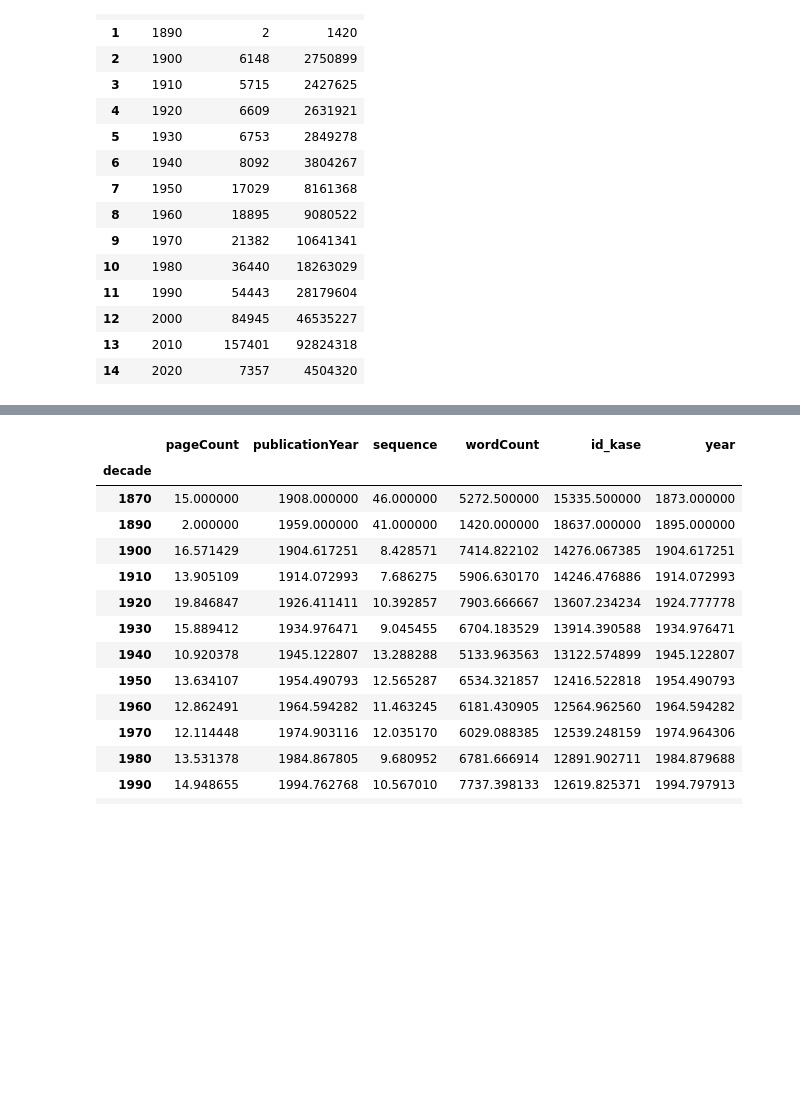
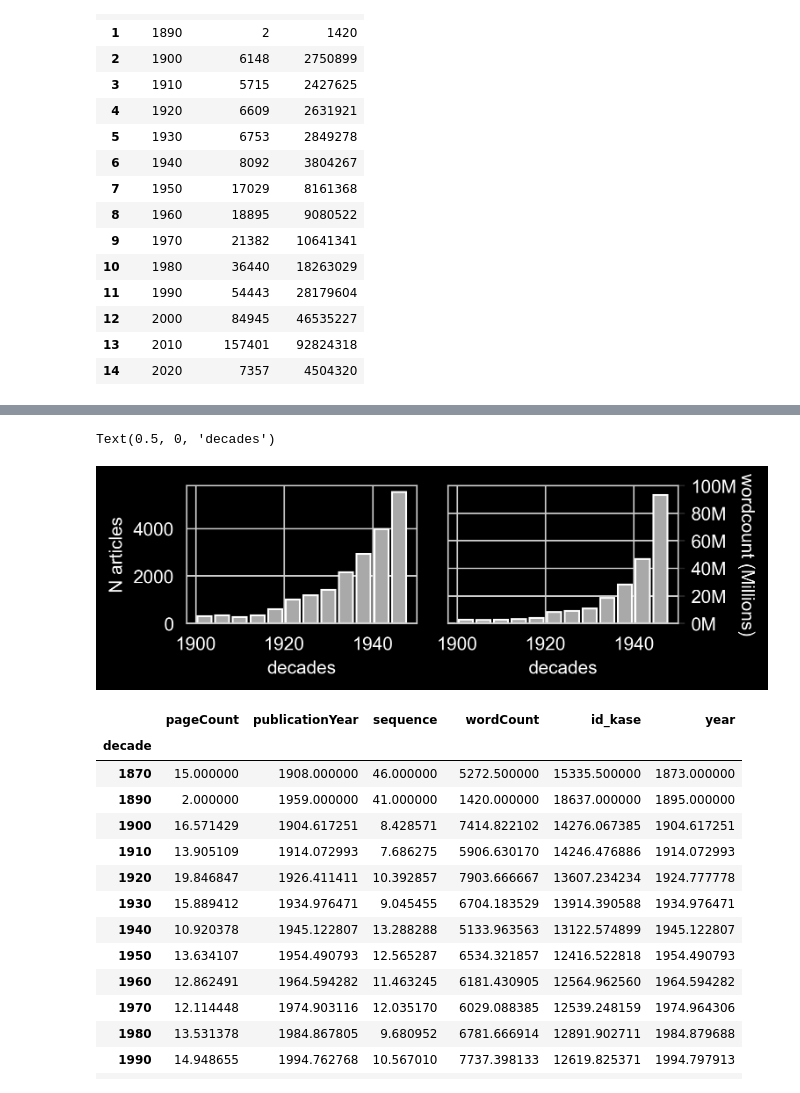
Before and after one commit to kasev/mops, a Jupyter notebook: scripts/2_jstor-metadata-explorations.ipynb, the cells around one changed output, grey strips where cells are left out. Drawn from its saved outputs; the diff is of its cells as text; code cells hidden in the pictures; blank space fills up the shorter version.

```diff
--- a/scripts/2_jstor-metadata-explorations.ipynb
+++ b/scripts/2_jstor-metadata-explorations.ipynb
@@ -346,0 +394,28 @@ Text(0.5, 0, 'decades')
+# %%
+fig, [ax1, ax2] = plt.subplots(1,2, figsize=(5.2,1.8), dpi=300, tight_layout=True)
+fig.patch.set_facecolor("black")
+ax1.set_facecolor("black")
+ax1.hist(metadata_df["decade"], bins=decades, rwidth=0.8, color="darkgrey")
+ax1.set_xlim(1895,2025)
+ax1.set_xticklabels([int(n) for n in ax.get_xticks()], color="white")
+ax1.set_yticklabels([int(n) for n in ax1.get_yticks()], color="white")
+ax1.set_ylabel("N articles", color="white")
+ax1.set_xlabel("decades", color="white")
+
+
+ax2.set_facecolor("black")
+ax2.bar([n+5 for n in metadata_per_decade["decade"]][:-1], metadata_per_decade["wordCount"][:-1], width=8, color="darkgrey")
+#ax.set_yticklabels(ax.get_yticks())
+#ax.get_yaxis().get_major_formatter().set_useOffset(False)
+ax2.set_xlim(1895,2025)
+ax2.set_xticklabels([int(n) for n in ax.get_xticks()], color="white")
+ax2.yaxis.tick_right()
+ax2.yaxis.set_label_position("right")
+ax2.set_yticks(range(0, 120000000, 20000000))
+ax2.set_yticklabels([str(n)+"M" for n in range(0, 120, 20)], color="white")
+ax2.set_ylabel("wordcount (Millions)", rotation=270, labelpad=10, color="white")
+ax2.set_xlabel("decades", color="white")
+#ax.set_xticks([dec+5 for dec in decades])
+# %% [output]
+Text(0.5, 0, 'decades')
+[figure, added]
```
Also changed, not shown: parts of 13 cells of this notebook, 6 other files.
